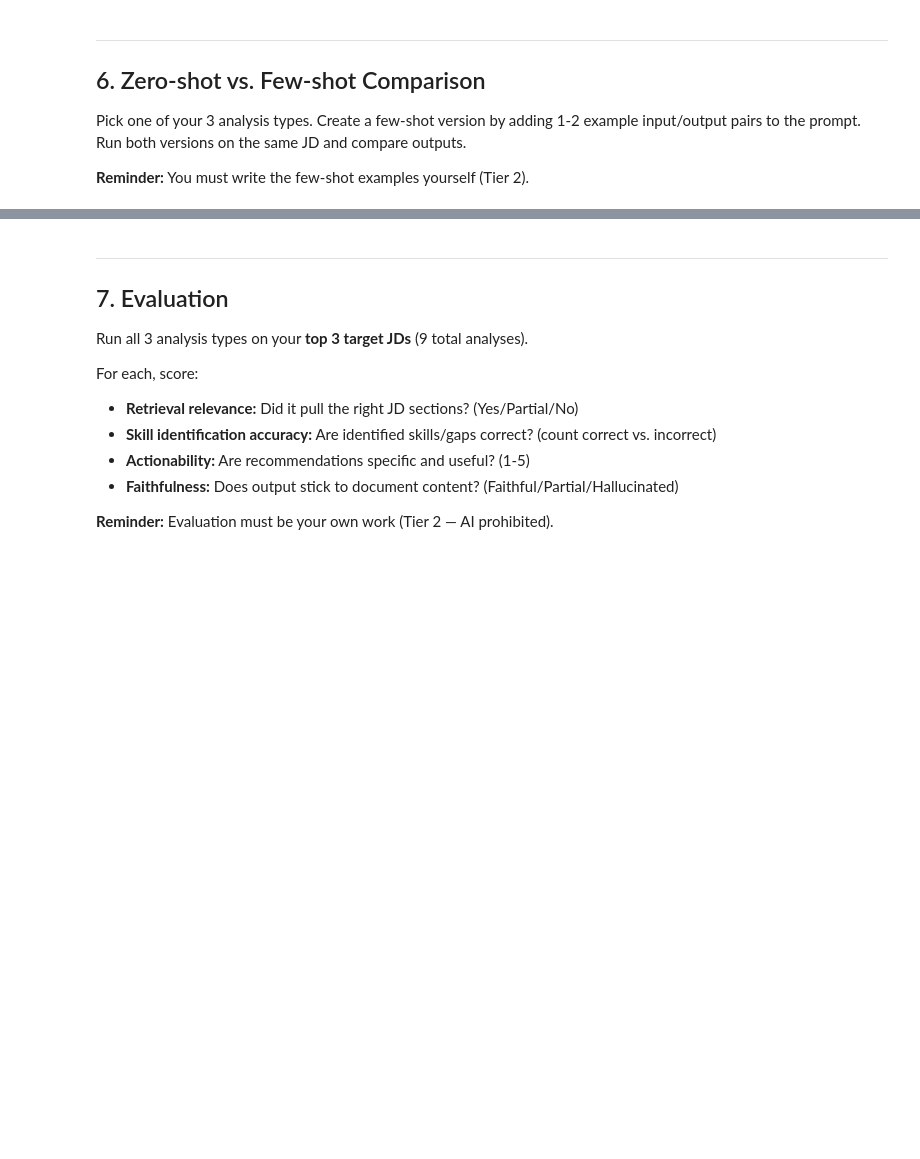
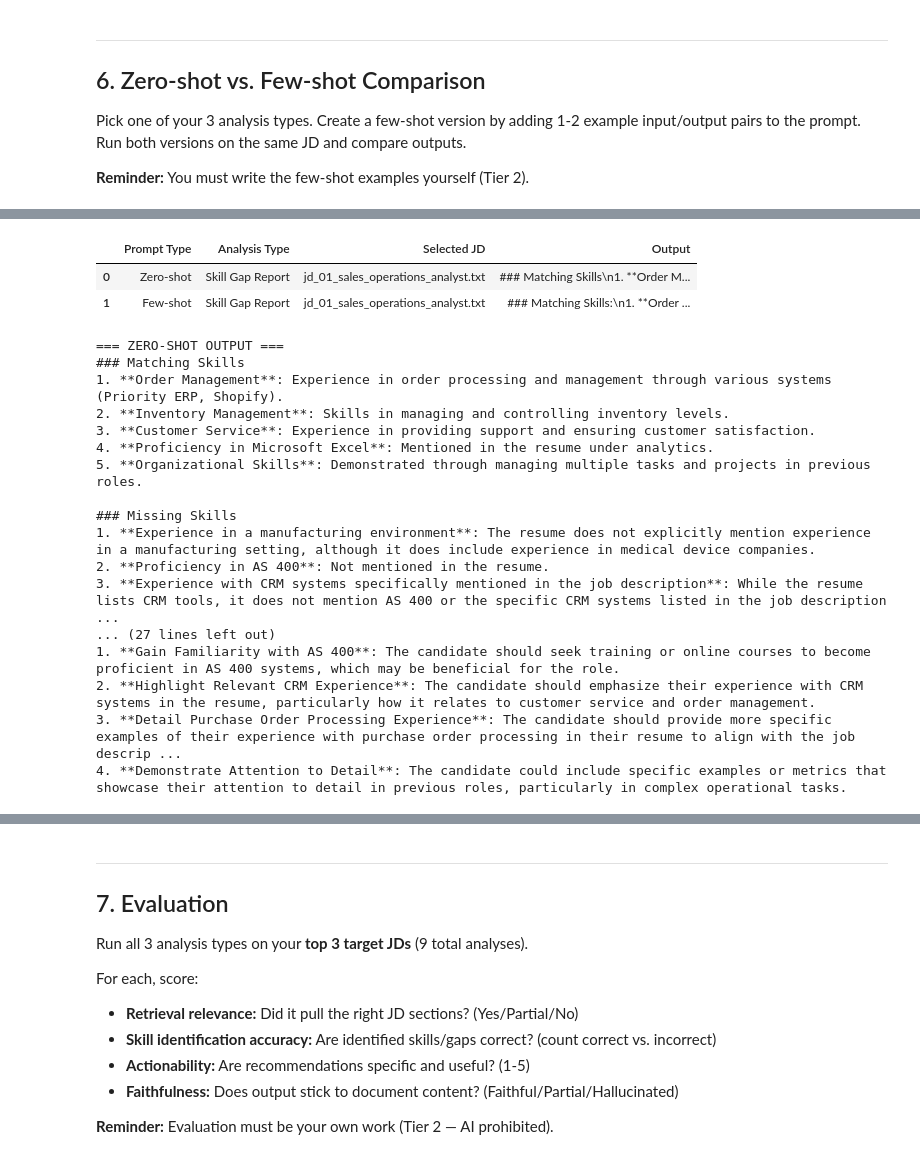
Before and after one commit to acostabrandon/assignment-5, a Jupyter notebook: notebooks/rag_pipeline.ipynb, the cells around one changed output, grey strips where cells are left out. Drawn from its saved outputs; the diff is of its cells as text; code cells hidden in the pictures; blank space fills up the shorter version.

```diff
--- a/notebooks/rag_pipeline.ipynb
+++ b/notebooks/rag_pipeline.ipynb
@@ -748,5 +836,50 @@ Pick one of your 3 analysis types. Create a few-shot version by adding 1-2 examp
 # %%
 # ── Run both on the same JD, display side by side ──
+
+# Re-run zero-shot skill gap result on the same JD/resume context
+zero_shot_skill_gap_result = skill_gap_chain.invoke({
+    "job_description": skill_gap_jd_context,
+    "resume": skill_gap_resume_context
+})
+
+# Store comparison in a dataframe for side-by-side review
+zero_vs_few_shot_comparison = pd.DataFrame({
+    "Prompt Type": ["Zero-shot", "Few-shot"],
+    "Analysis Type": ["Skill Gap Report", "Skill Gap Report"],
+    "Selected JD": [selected_jd_filename, selected_jd_filename],
+    "Output": [zero_shot_skill_gap_result, few_shot_skill_gap_result]
+})
+
+display(zero_vs_few_shot_comparison)
+
+print("=== ZERO-SHOT OUTPUT ===")
+print(zero_shot_skill_gap_result)
+
+print("\n" + "=" * 100 + "\n")
+
+print("=== FEW-SHOT OUTPUT ===")
+print(few_shot_skill_gap_result)
+# %% [output]
+|  | Prompt Type | Analysis Type | Selected JD | Output |
+| 0 | Zero-shot | Skill Gap Report | jd_01_sales_operations_analyst.txt | ### Matching Skills\n1. **Order M... |
+| 1 | Few-shot | Skill Gap Report | jd_01_sales_operations_analyst.txt | ### Matching Skills:\n1. **Order ... |
+=== ZERO-SHOT OUTPUT ===
+### Matching Skills
+1. **Order Management**: Experience in order processing and management through various systems (Priority ERP, Shopify).
+2. **Inventory Management**: Skills in managing and controlling inventory levels.
+3. **Customer Service**: Experience in providing support and ensuring customer satisfaction.
+4. **Proficiency in Microsoft Excel**: Mentioned in the resume under analytics.
+5. **Organizational Skills**: Demonstrated through managing multiple tasks and projects in previous roles.
+
+### Missing Skills
+1. **Experience in a manufacturing environment**: The resume does not explicitly mention experience in a manufacturing setting, although it does include experience in medical device companies.
+2. **Proficiency in AS 400**: Not mentioned in the resume.
+3. **Experience with CRM systems specifically mentioned in the job description**: While the resume lists CRM tools, it does not mention AS 400 or the specific CRM systems listed in the job description ...
+... (27 lines left out)
+1. **Gain Familiarity with AS 400**: The candidate should seek training or online courses to become proficient in AS 400 systems, which may be beneficial for the role.
+2. **Highlight Relevant CRM Experience**: The candidate should emphasize their experience with CRM systems in the resume, particularly how it relates to customer service and order management.
+3. **Detail Purchase Order Processing Experience**: The candidate should provide more specific examples of their experience with purchase order processing in their resume to align with the job descrip ...
+4. **Demonstrate Attention to Detail**: The candidate could include specific examples or metrics that showcase their attention to detail in previous roles, particularly in complex operational tasks.
 # %% [markdown]
 ### Zero-shot vs. Few-shot Analysis
 
```
Also changed, not shown: parts of 12 cells of this notebook, 3 other files.
